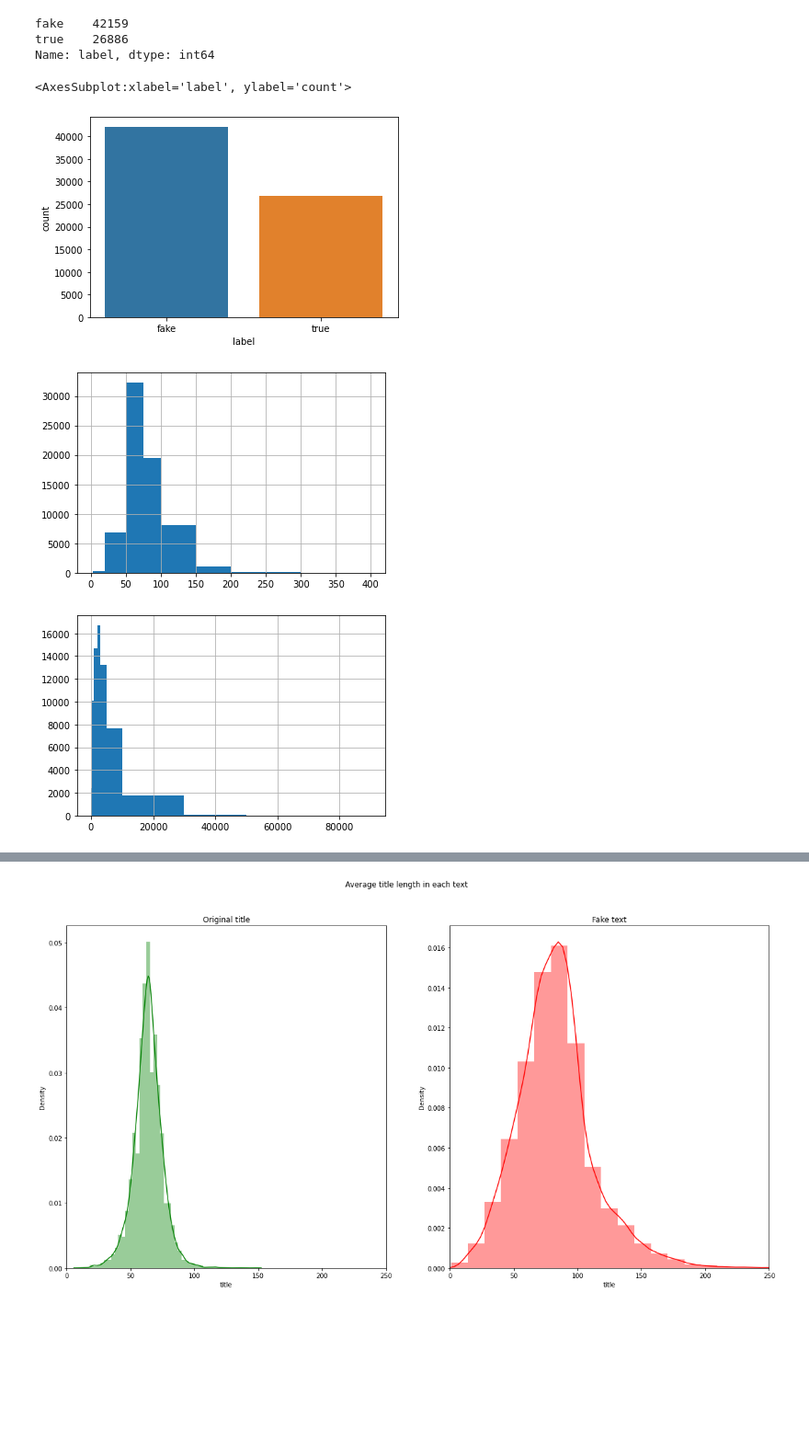
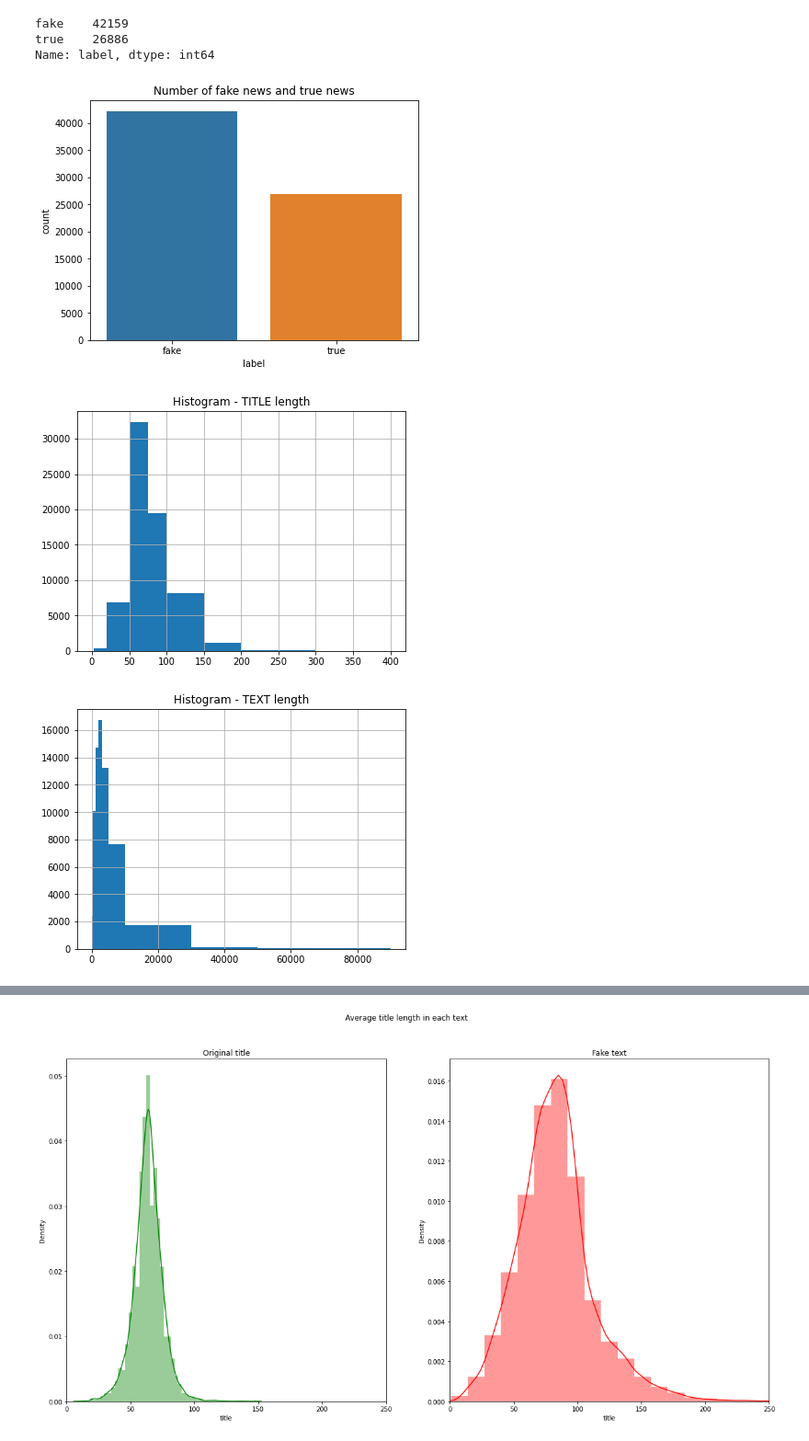
Before and after one commit to matkubita/Fake_News_Detection_Classification, a Jupyter notebook: Project_ml_fake_news_detection.ipynb, the cells around one changed output, grey strips where cells are left out. Shown at 92% size. Cells and saved outputs as stored; diff of their text form; code cells hidden in the pictures; blank space fills up the shorter version.

Commit message:
improve visualization

```diff
--- a/Project_ml_fake_news_detection.ipynb
+++ b/Project_ml_fake_news_detection.ipynb
@@ -54,20 +70,23 @@ fake    42159
 true    26886
 Name: label, dtype: int64
 # %%
-sns.countplot(df.label)
+sns.countplot(df['label'])
+plt.title('Number of fake news and true news')
+plt.show()
 # %% [output]
-<AxesSubplot:xlabel='label', ylabel='count'>
-[figure, old version]
+[figure, new version]
 # %%
 df['title'].str.len().hist(bins=[0,3,20,50,75,100,150,200,300,400])
+plt.title('Histogram - TITLE length')
 plt.show()
 # %% [output]
-[figure, old version]
+[figure, new version]
 # %%
 df['text'].str.len().hist(bins=[0,50,200,300,1000,2000,3000,5000,10000,30000,50000,90000])
+plt.title('Histogram - TEXT length')
 plt.show()
 # %% [output]
-[figure, old version]
+[figure, new version]
 # %%
 df.isna().sum() #te co nie maja tekstu - usunmy najlepiej, a tytulu doklejmy do textu
 # %% [output]
```
Also changed, not shown: parts of 40 cells of this notebook.
